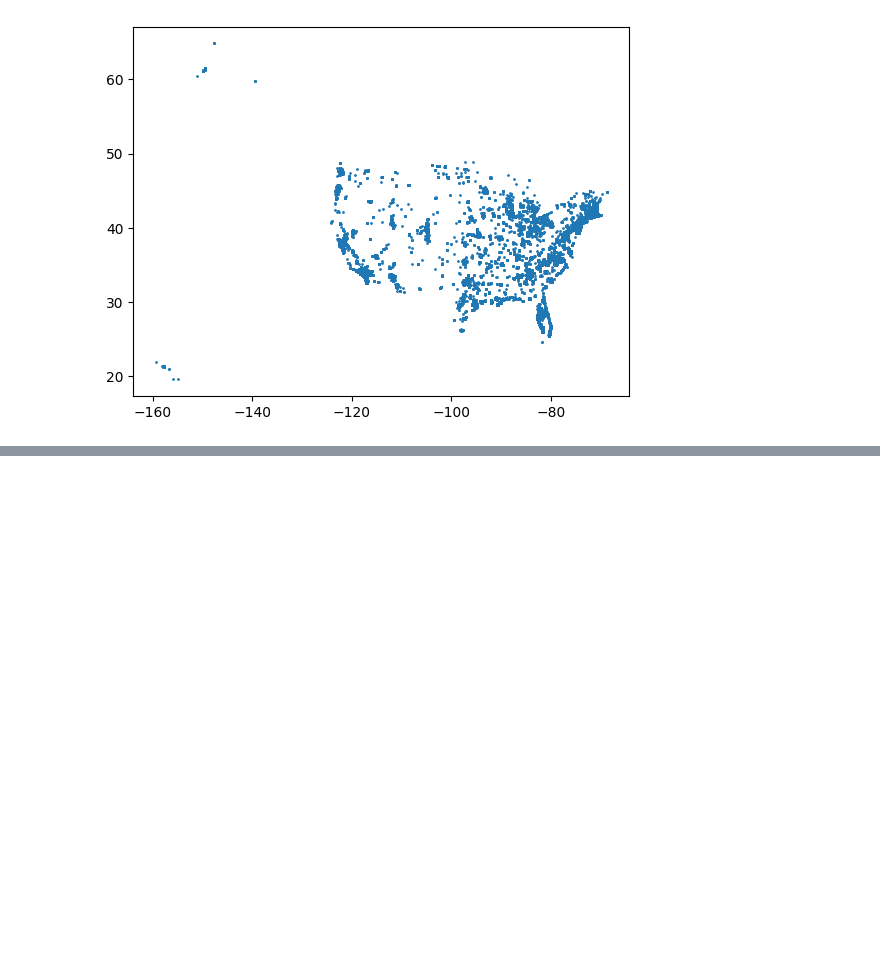
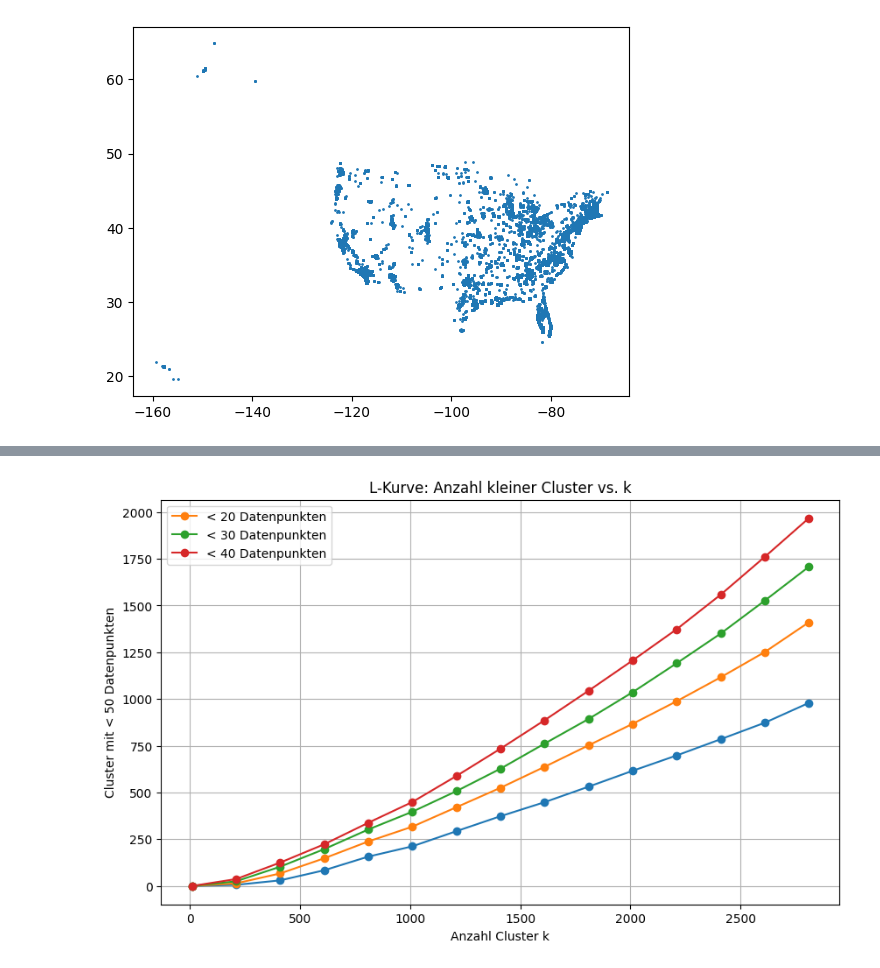
Before and after one commit to FelixFritz02/DataProject-WS-25-26, a Jupyter notebook: clustering_coordinates.ipynb, the cells around one changed output, grey strips where cells are left out. Cells and saved outputs as stored; diff of their text form; code cells hidden in the pictures; blank space fills up the shorter version.

```diff
--- a/clustering_coordinates.ipynb
+++ b/clustering_coordinates.ipynb
@@ -25,3 +25,50 @@ plt.scatter(X["longitude"], X["latitude"], c=clusters, s=1)
+# %%
+import numpy as np
+import pandas as pd
+from sklearn.cluster import KMeans
+import matplotlib.pyplot as plt
+
+# Annahme: X ist ein DataFrame mit Spalten "longitude" und "latitude"
+coords = X[["longitude", "latitude"]].values
+
+# Bereich der k-Werte definieren
+k_values = range(10, 3001, 200)  # Beispiel: 10 bis 3000 in Schritten von 50
+small_cluster_counts = []
+small20_clusters = []
+small30_clusters = []
+small40_clusters = []
+
+for k in k_values:
+    km = KMeans(n_clusters=k, n_init="auto", random_state=0)
+    labels = km.fit_predict(coords)
+
+    # Clustergrößen zählen
+    _, counts = np.unique(labels, return_counts=True)
+
+    # Anzahl der Cluster mit weniger als 50 Punkten
+    small_clusters = np.sum(counts < 10)
+    small_cluster_counts.append(small_clusters)
+    small_clusters = np.sum(counts < 20)
+    small20_clusters.append(small_clusters)
+    small_clusters = np.sum(counts < 30)
+    small30_clusters.append(small_clusters)
+    small_clusters = np.sum(counts < 40)
+    small40_clusters.append(small_clusters)
+
+# Plot der L-Kurve
+plt.figure(figsize=(10,6))
+plt.plot(k_values, small_cluster_counts, marker="o")
+plt.plot(k_values, small20_clusters, marker="o", label="< 20 Datenpunkten")
+plt.plot(k_values, small30_clusters, marker="o", label="< 30 Datenpunkten")
+plt.plot(k_values, small40_clusters, marker="o", label="< 40 Datenpunkten")
+plt.legend()
+plt.xlabel("Anzahl Cluster k")
+plt.ylabel("Cluster mit < 50 Datenpunkten")
+plt.title("L-Kurve: Anzahl kleiner Cluster vs. k")
+plt.grid(True)
+plt.show()
+# %% [output]
+[figure, added]
 # %%
 one_hot_clusters = pd.get_dummies(clusters, prefix="cluster").astype(int)
 X = pd.concat([X, one_hot_clusters], axis=1)
```
Also changed, not shown: parts of 3 cells of this notebook, 1 other file.
